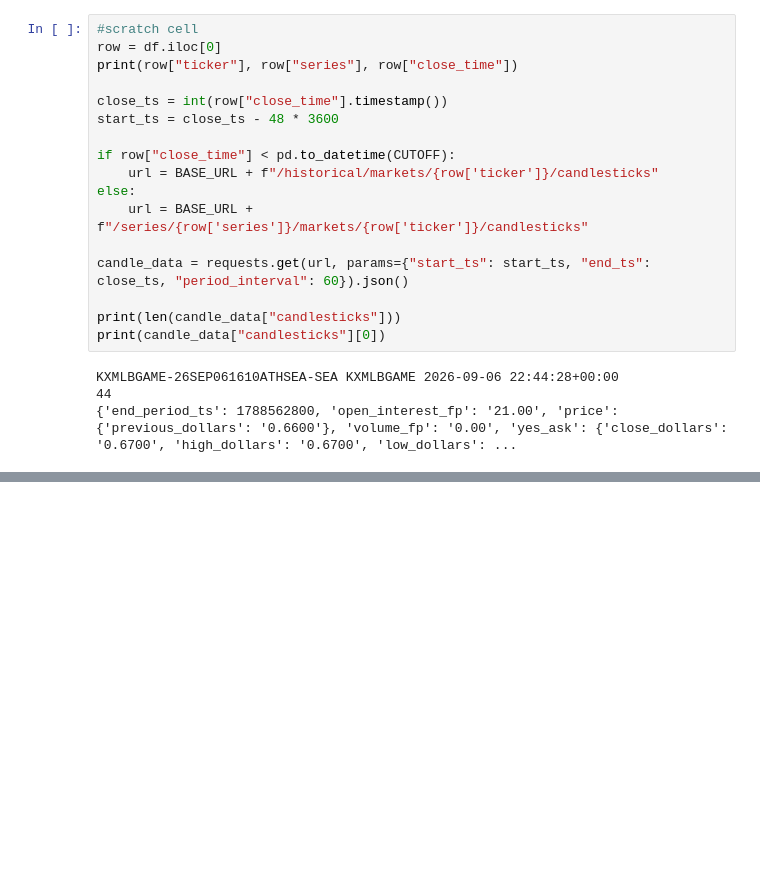
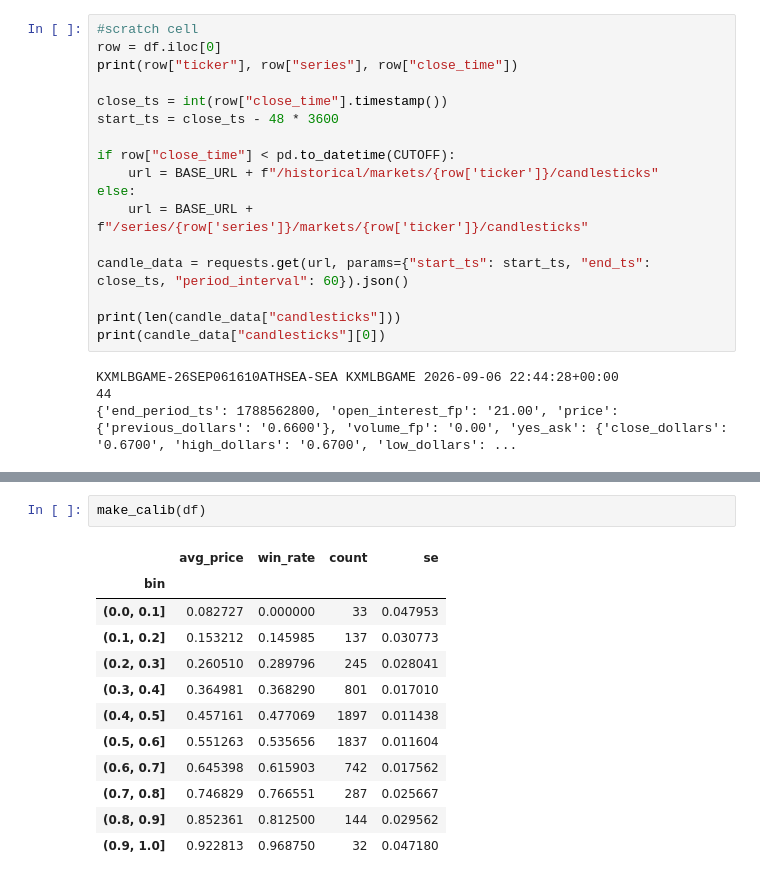
Before and after one commit to ngrischkan/kalshi_accuracy, a Jupyter notebook: kalshi_calibration.ipynb, the cells around one changed output, grey strips where cells are left out. Drawn from its saved outputs; the diff is of its cells as text; blank space fills up the shorter version.

```diff
--- a/kalshi_calibration.ipynb
+++ b/kalshi_calibration.ipynb
@@ -369,0 +603,15 @@ print(get_price_24h(df.iloc[0]))
+# %%
+make_calib(df)
+# %% [output]
+|  | avg_price | win_rate | count | se |
+| bin |  |  |  |  |
+| (0.0, 0.1] | 0.082727 | 0.000000 | 33 | 0.047953 |
+| (0.1, 0.2] | 0.153212 | 0.145985 | 137 | 0.030773 |
+| (0.2, 0.3] | 0.260510 | 0.289796 | 245 | 0.028041 |
+| (0.3, 0.4] | 0.364981 | 0.368290 | 801 | 0.017010 |
+| (0.4, 0.5] | 0.457161 | 0.477069 | 1897 | 0.011438 |
+| (0.5, 0.6] | 0.551263 | 0.535656 | 1837 | 0.011604 |
+| (0.6, 0.7] | 0.645398 | 0.615903 | 742 | 0.017562 |
+| (0.7, 0.8] | 0.746829 | 0.766551 | 287 | 0.025667 |
+| (0.8, 0.9] | 0.852361 | 0.812500 | 144 | 0.029562 |
+| (0.9, 1.0] | 0.922813 | 0.968750 | 32 | 0.047180 |
```
Also changed, not shown: parts of 30 cells of this notebook, 3 other files.
